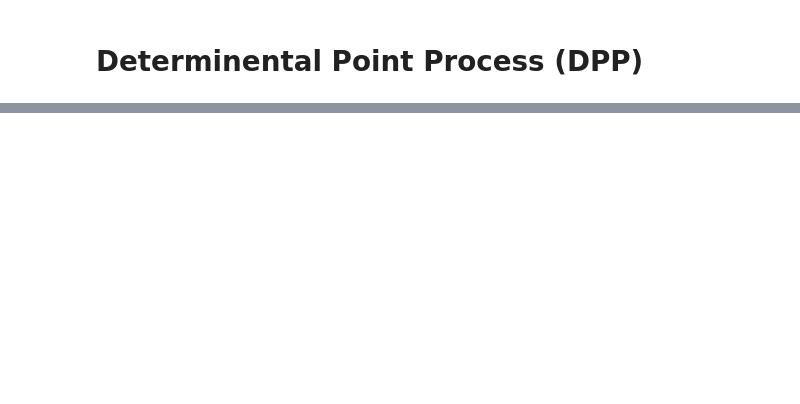
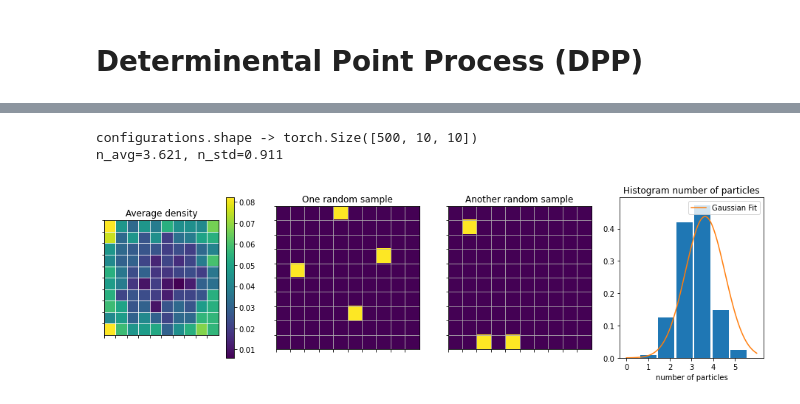
Before and after one commit to broadinstitute/genus, a Jupyter notebook: notebooks/notebook2_DPP.ipynb, the cells around one changed output, grey strips where cells are left out. Cells and saved outputs as stored; diff of their text form; code cells hidden in the pictures; blank space fills up the shorter version.

```diff
--- a/notebooks/notebook2_DPP.ipynb
+++ b/notebooks/notebook2_DPP.ipynb
@@ -48,0 +75,50 @@ length_scale ->   1, prefactor -> 10.000,                n_sample ->   260, log_
+# %%
+n_samples=500
+value = DPP.sample(size=torch.Size([n_samples, grid_size, grid_size]))
+print("configurations.shape ->",value.shape)
+
+fig, axes = plt.subplots(ncols=4, nrows=1, figsize=(16, 4))
+
+axes[0].set_title("Average density")
+density = axes[0].imshow(value.float().mean(dim=-3))
+axes[0].grid(color='white')
+axes[0].set_xticks(ticks=torch.arange(value.shape[-1])-0.5)
+axes[0].set_yticks(ticks=torch.arange(value.shape[-2])-0.5)
+axes[0].set_xticklabels(labels="")
+axes[0].set_yticklabels(labels="")
+fig.colorbar(density, ax=axes[0])
+
+axes[1].set_title("One random sample")
+axes[1].imshow(value[0])
+axes[1].grid()
+axes[1].set_xticks(ticks=torch.arange(value.shape[-1])-0.5)
+axes[1].set_yticks(ticks=torch.arange(value.shape[-2])-0.5)
+axes[1].set_xticklabels(labels="")
+axes[1].set_yticklabels(labels="")
+
+axes[2].set_title("Another random sample")
+axes[2].imshow(value[1])
+axes[2].grid()
+axes[2].set_xticks(ticks=torch.arange(value.shape[-1])-0.5)
+axes[2].set_yticks(ticks=torch.arange(value.shape[-2])-0.5)
+axes[2].set_xticklabels(labels="")
+axes[2].set_yticklabels(labels="")
+
+n_particles = value.sum(dim=(-1,-2))
+n_max = torch.max(n_particles).item()
+n_avg = DPP.n_mean.item()
+n_var = DPP.n_variance.item()
+n_stddev = DPP.n_stddev.item()
+print("n_avg={0:.3f}, n_std={1:.3f}".format(n_avg,n_stddev))
+x = torch.linspace(0,n_max,100)
+y = torch.exp(-(x-n_avg)**2/(2*n_var)) / numpy.sqrt(2*numpy.pi*n_var)
+axes[3].set_title("Histogram number of particles")
+_ = axes[3].hist(n_particles, bins=n_max, align="left", rwidth=0.9, density=True)
+_ = axes[3].plot(x,y,label="Gaussian Fit")
+_ = axes[3].set_xticks(ticks=torch.arange(n_max))
+_ = axes[3].set_xlabel("number of particles")
+_ = axes[3].legend(loc='upper right')
+# %% [output]
+configurations.shape -> torch.Size([500, 10, 10])
+n_avg=3.621, n_std=0.911
+[figure, added]
```
Also changed, not shown: parts of 8 cells of this notebook, 2 other files.
